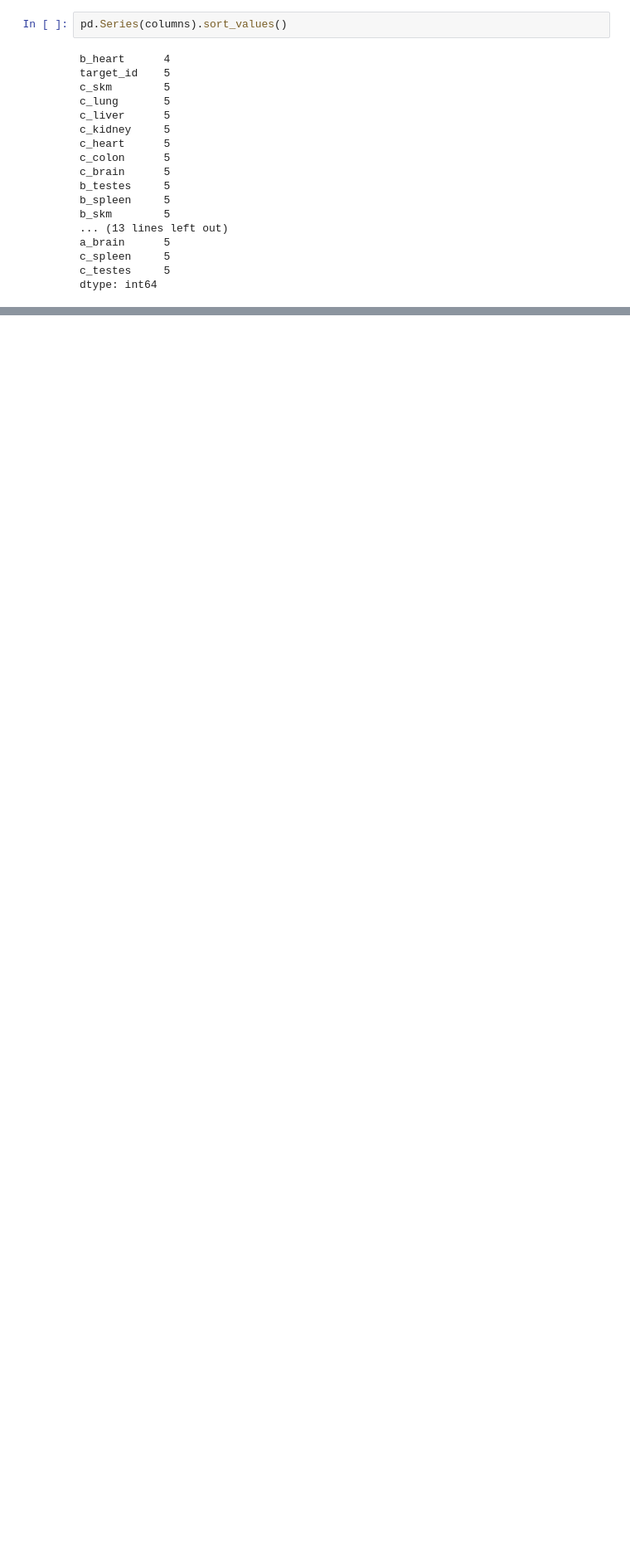
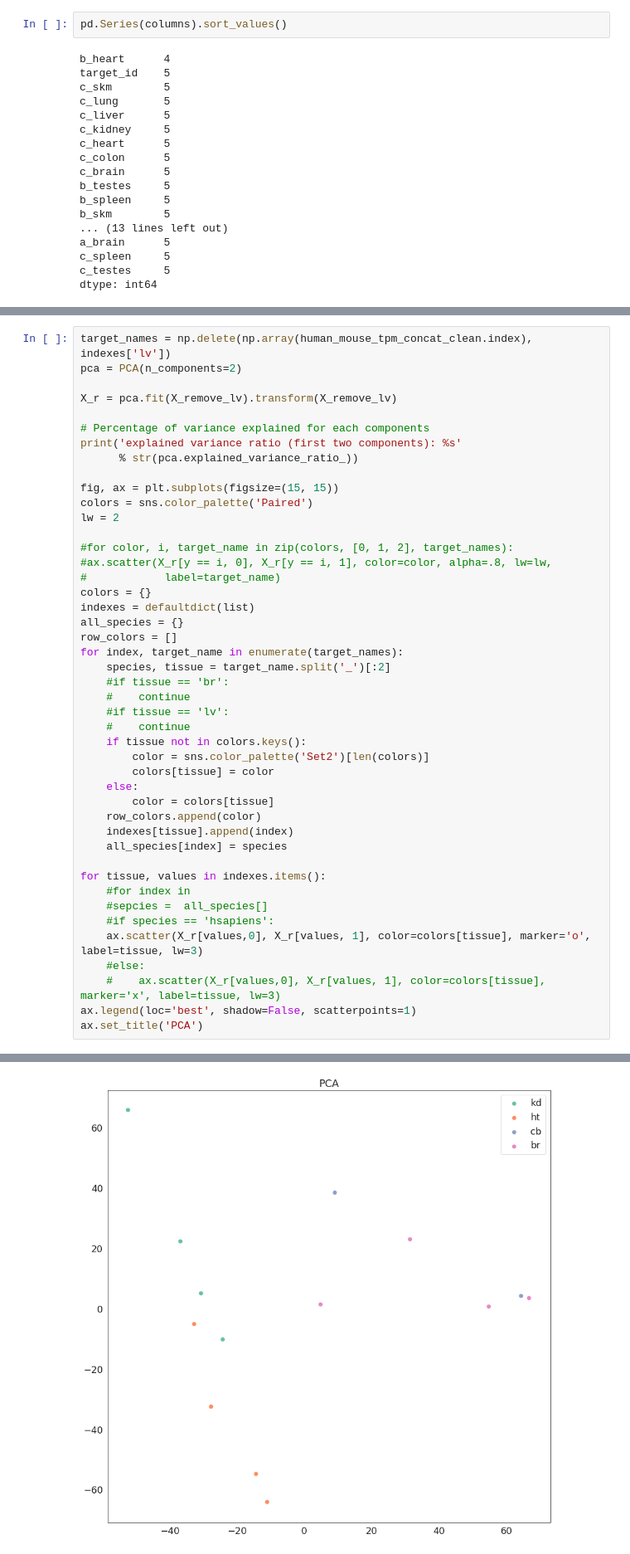
Before and after one commit to saketkc/EE-546-project, a Jupyter notebook: notebooks/17.Cross-species-common-columns.ipynb, the cells around one changed output, grey strips where cells are left out. Shown: that part at 83% size. Drawn from its saved outputs; the diff is of its cells as text; blank space fills up the shorter version.

```diff
--- a/notebooks/17.Cross-species-common-columns.ipynb
+++ b/notebooks/17.Cross-species-common-columns.ipynb
@@ -65,0 +334,46 @@ dtype: int64
+# %%
+target_names = np.delete(np.array(human_mouse_tpm_concat_clean.index), indexes['lv'])
+pca = PCA(n_components=2)
+
+X_r = pca.fit(X_remove_lv).transform(X_remove_lv)
+
+# Percentage of variance explained for each components
+print('explained variance ratio (first two components): %s'
+      % str(pca.explained_variance_ratio_))
+
+fig, ax = plt.subplots(figsize=(15, 15))
+colors = sns.color_palette('Paired')
+lw = 2
+
+#for color, i, target_name in zip(colors, [0, 1, 2], target_names):
+#ax.scatter(X_r[y == i, 0], X_r[y == i, 1], color=color, alpha=.8, lw=lw,
+#            label=target_name)
+colors = {}
+indexes = defaultdict(list)
+all_species = {}
+row_colors = []
+for index, target_name in enumerate(target_names):
+    species, tissue = target_name.split('_')[:2]
+    #if tissue == 'br':
+    #    continue
+    #if tissue == 'lv':
+    #    continue
+    if tissue not in colors.keys():
+        color = sns.color_palette('Set2')[len(colors)]
+        colors[tissue] = color
+    else:
+        color = colors[tissue]
+    row_colors.append(color)
+    indexes[tissue].append(index)
+    all_species[index] = species
+
+for tissue, values in indexes.items():
+    #for index in
+    #sepcies =  all_species[]
+    #if species == 'hsapiens':
+    ax.scatter(X_r[values,0], X_r[values, 1], color=colors[tissue], marker='o', label=tissue, lw=3)
+    #else:
+    #    ax.scatter(X_r[values,0], X_r[values, 1], color=colors[tissue], marker='x', label=tissue, lw=3)
+ax.legend(loc='best', shadow=False, scatterpoints=1)
+ax.set_title('PCA')
+# %% [output]
@@ -65,0 +382 @@ dtype: int64
+[figure, added]
```
Also changed, not shown: parts of 44 cells of this notebook, 3 other files.
